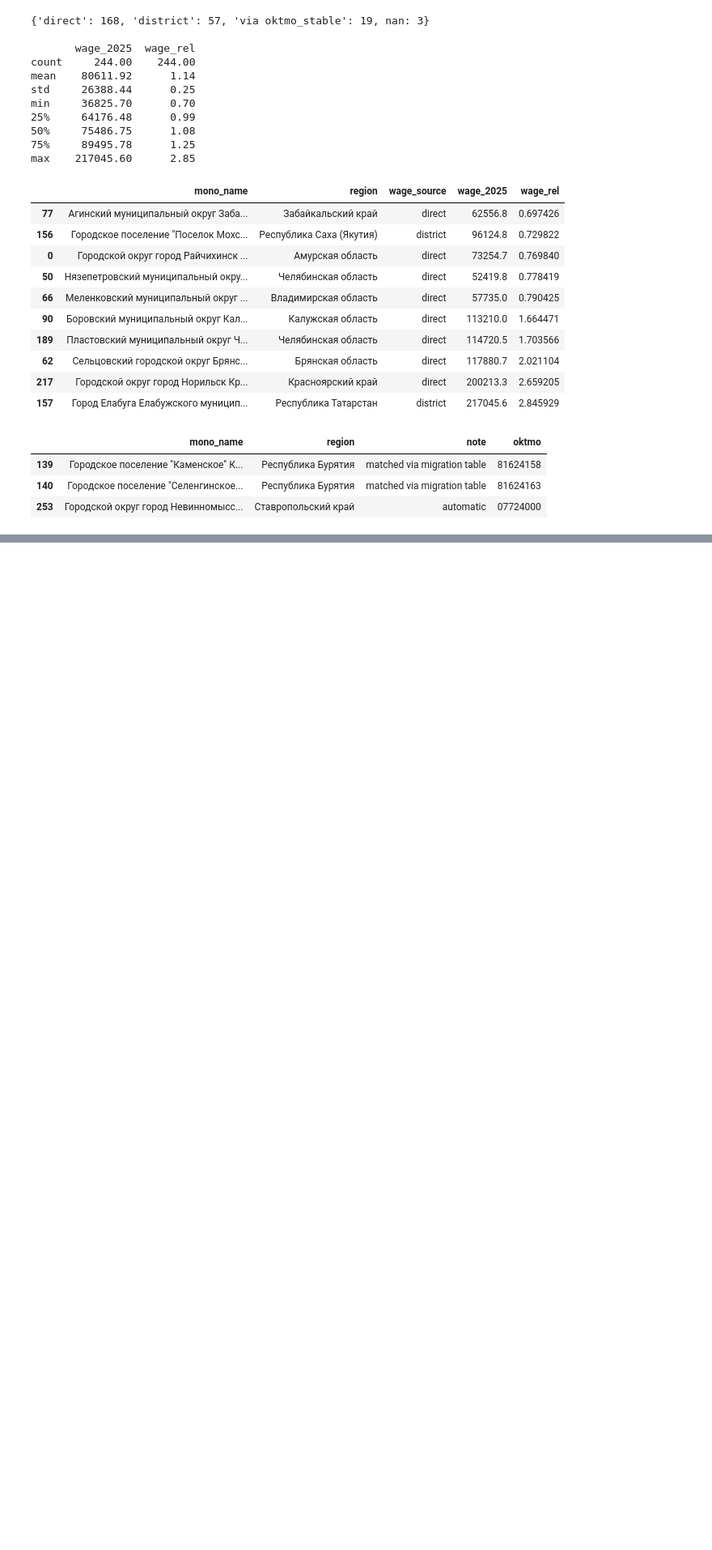
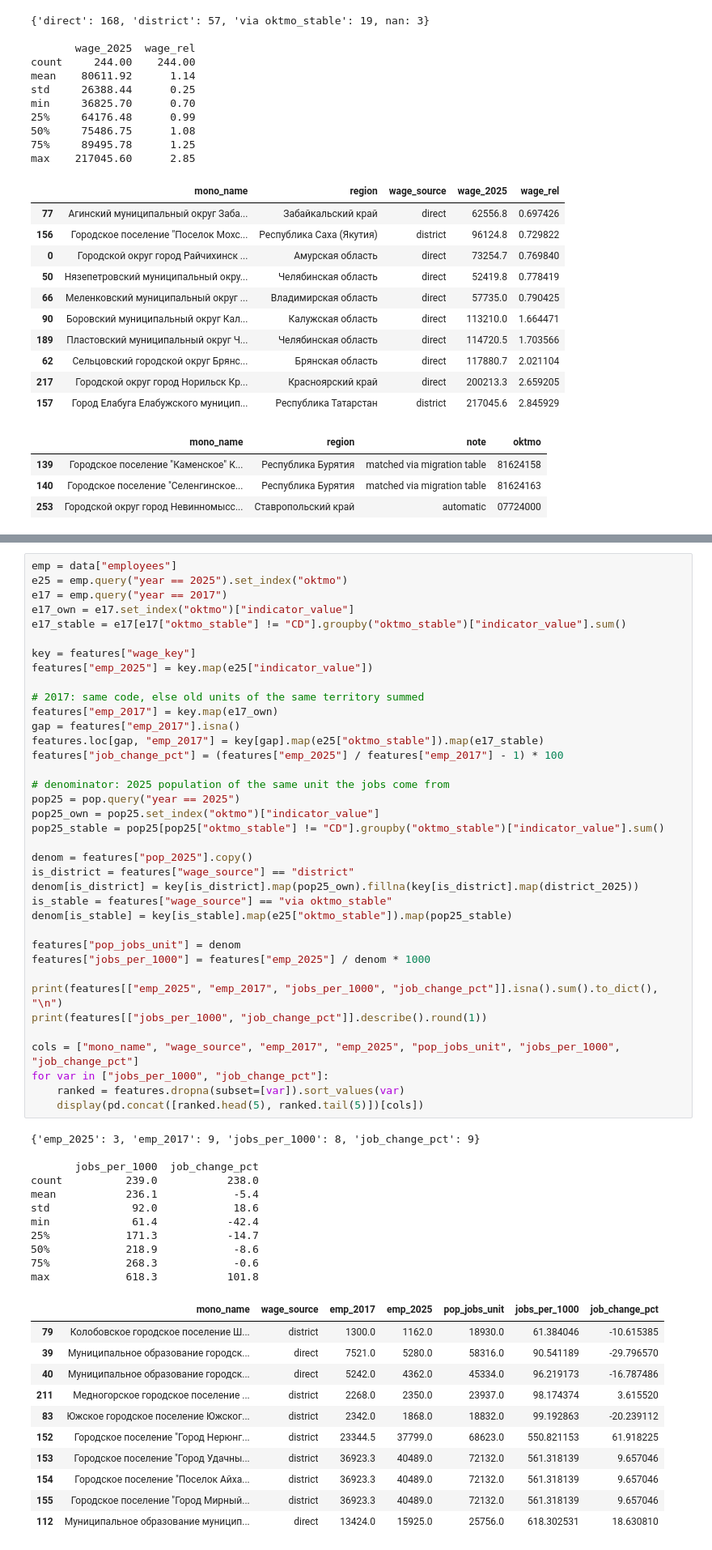
Before and after one commit to evelina-kalugina/-russian-monotowns-typology, a Jupyter notebook: notebooks/03_features.ipynb, the cells around one changed output, grey strips where cells are left out. Shown at 81% size. Saved outputs shown, nothing was run; the diff lists cells and outputs as text; blank space fills up the shorter version.

```diff
--- a/notebooks/03_features.ipynb
+++ b/notebooks/03_features.ipynb
@@ -412,0 +421,60 @@ max    217045.60      2.85
+# %%
+emp = data["employees"]
+e25 = emp.query("year == 2025").set_index("oktmo")
+e17 = emp.query("year == 2017")
+e17_own = e17.set_index("oktmo")["indicator_value"]
+e17_stable = e17[e17["oktmo_stable"] != "CD"].groupby("oktmo_stable")["indicator_value"].sum()
+
+key = features["wage_key"]
+features["emp_2025"] = key.map(e25["indicator_value"])
+
+# 2017: same code, else old units of the same territory summed
+features["emp_2017"] = key.map(e17_own)
+gap = features["emp_2017"].isna()
+features.loc[gap, "emp_2017"] = key[gap].map(e25["oktmo_stable"]).map(e17_stable)
+features["job_change_pct"] = (features["emp_2025"] / features["emp_2017"] - 1) * 100
+
+# denominator: 2025 population of the same unit the jobs come from
+pop25 = pop.query("year == 2025")
+pop25_own = pop25.set_index("oktmo")["indicator_value"]
+pop25_stable = pop25[pop25["oktmo_stable"] != "CD"].groupby("oktmo_stable")["indicator_value"].sum()
+
+denom = features["pop_2025"].copy()
+is_district = features["wage_source"] == "district"
+denom[is_district] = key[is_district].map(pop25_own).fillna(key[is_district].map(district_2025))
+is_stable = features["wage_source"] == "via oktmo_stable"
+denom[is_stable] = key[is_stable].map(e25["oktmo_stable"]).map(pop25_stable)
+
+features["pop_jobs_unit"] = denom
+features["jobs_per_1000"] = features["emp_2025"] / denom * 1000
+
+print(features[["emp_2025", "emp_2017", "jobs_per_1000", "job_change_pct"]].isna().sum().to_dict(), "\n")
+print(features[["jobs_per_1000", "job_change_pct"]].describe().round(1))
+
+cols = ["mono_name", "wage_source", "emp_2017", "emp_2025", "pop_jobs_unit", "jobs_per_1000", "job_change_pct"]
+for var in ["jobs_per_1000", "job_change_pct"]:
+    ranked = features.dropna(subset=[var]).sort_values(var)
+    display(pd.concat([ranked.head(5), ranked.tail(5)])[cols])
+# %% [output]
+{'emp_2025': 3, 'emp_2017': 9, 'jobs_per_1000': 8, 'job_change_pct': 9}
+
+       jobs_per_1000  job_change_pct
+count          239.0           238.0
+mean           236.1            -5.4
+std             92.0            18.6
+min             61.4           -42.4
+25%            171.3           -14.7
+50%            218.9            -8.6
+75%            268.3            -0.6
+max            618.3           101.8
+|  | mono_name | wage_source | emp_2017 | emp_2025 | pop_jobs_unit | jobs_per_1000 | job_change_pct |
+| 79 | Колобовское городское поселение Ш... | district | 1300.0 | 1162.0 | 18930.0 | 61.384046 | -10.615385 |
+| 39 | Муниципальное образование городск... | direct | 7521.0 | 5280.0 | 58316.0 | 90.541189 | -29.796570 |
+| 40 | Муниципальное образование городск... | direct | 5242.0 | 4362.0 | 45334.0 | 96.219173 | -16.787486 |
+| 211 | Медногорское городское поселение ... | district | 2268.0 | 2350.0 | 23937.0 | 98.174374 | 3.615520 |
+| 83 | Южское городское поселение Южског... | district | 2342.0 | 1868.0 | 18832.0 | 99.192863 | -20.239112 |
+| 152 | Городское поселение "Город Нерюнг... | district | 23344.5 | 37799.0 | 68623.0 | 550.821153 | 61.918225 |
+| 153 | Городское поселение "Город Удачны... | district | 36923.3 | 40489.0 | 72132.0 | 561.318139 | 9.657046 |
+| 154 | Городское поселение "Поселок Айха... | district | 36923.3 | 40489.0 | 72132.0 | 561.318139 | 9.657046 |
+| 155 | Городское поселение "Город Мирный... | district | 36923.3 | 40489.0 | 72132.0 | 561.318139 | 9.657046 |
+| 112 | Муниципальное образование муницип... | direct | 13424.0 | 15925.0 | 25756.0 | 618.302531 | 18.630810 |
```
Also changed, not shown: parts of 2 cells of this notebook.
